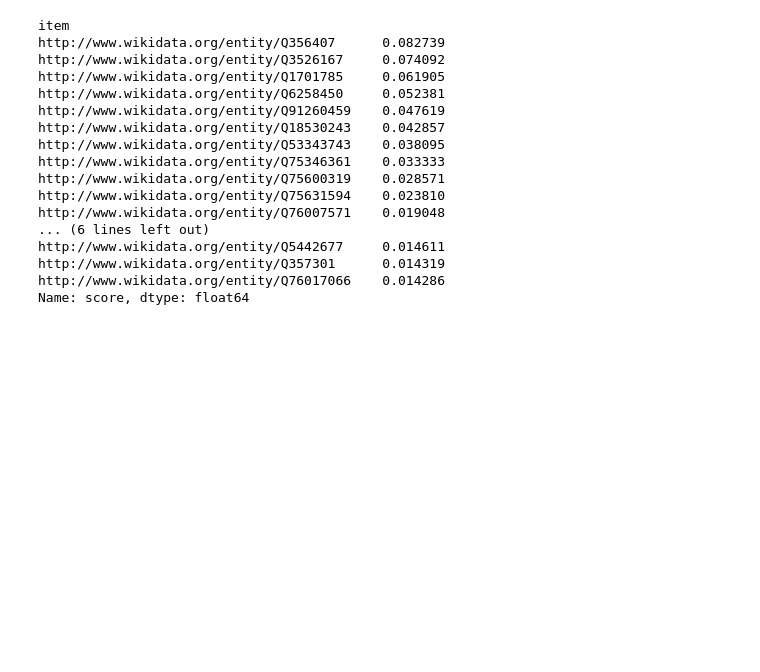
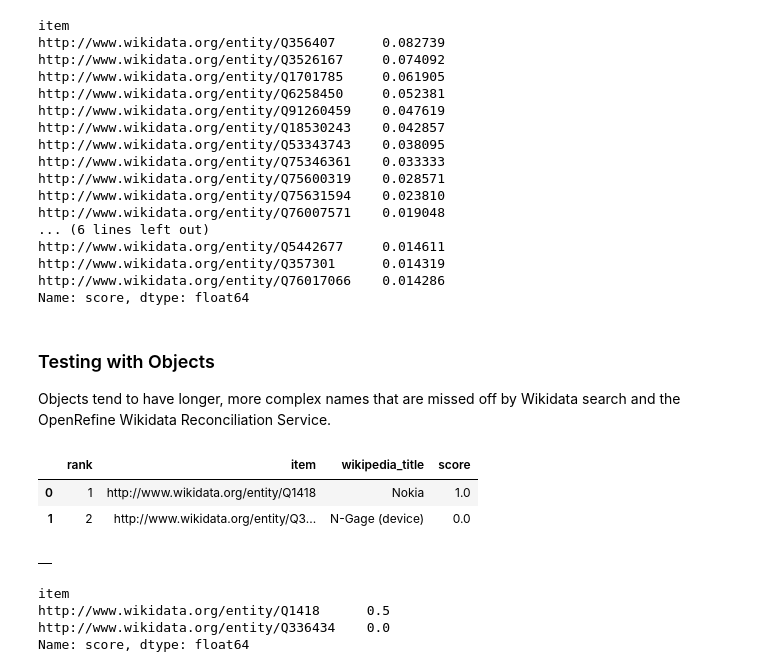
Before and after one commit to TheScienceMuseum/heritage-connector, a Jupyter notebook: experiments/disambiguation/3. HC search.ipynb, the cells around one changed output. Drawn from its saved outputs; the diff is of its cells as text; code cells hidden in the pictures; blank space fills up the shorter version.

```diff
--- a/experiments/disambiguation/3. HC search.ipynb
+++ b/experiments/disambiguation/3. HC search.ipynb
@@ -106,3 +106,26 @@ http://www.wikidata.org/entity/Q5442677     0.014611
 http://www.wikidata.org/entity/Q357301      0.014319
 http://www.wikidata.org/entity/Q76017066    0.014286
 Name: score, dtype: float64
+# %% [markdown]
+### Testing with Objects
+Objects tend to have longer, more complex names that are missed off by Wikidata search and the OpenRefine Wikidata Reconciliation Service.
+# %%
+# wikipedia
+wk_search.run_search("Nokia 'N-Gage' mobile telephone, 2004-2007")
+# %% [output]
+|  | rank | item | wikipedia_title | score |
+| 0 | 1 | http://www.wikidata.org/entity/Q1418 | Nokia | 1.0 |
+| 1 | 2 | http://www.wikidata.org/entity/Q3... | N-Gage (device) | 0.0 |
+# %%
+# wikidata
+wd_search.run_search("Nokia 'N-Gage' mobile telephone, 2004-2007")
+# %% [output]
+|  |
+# %%
+# combined
+search.run("Nokia 'N-Gage' mobile telephone, 2004-2007", topn=20)
+# %% [output]
+item
+http://www.wikidata.org/entity/Q1418      0.5
+http://www.wikidata.org/entity/Q336434    0.0
+Name: score, dtype: float64
```
Also changed, not shown: 1 other file.
